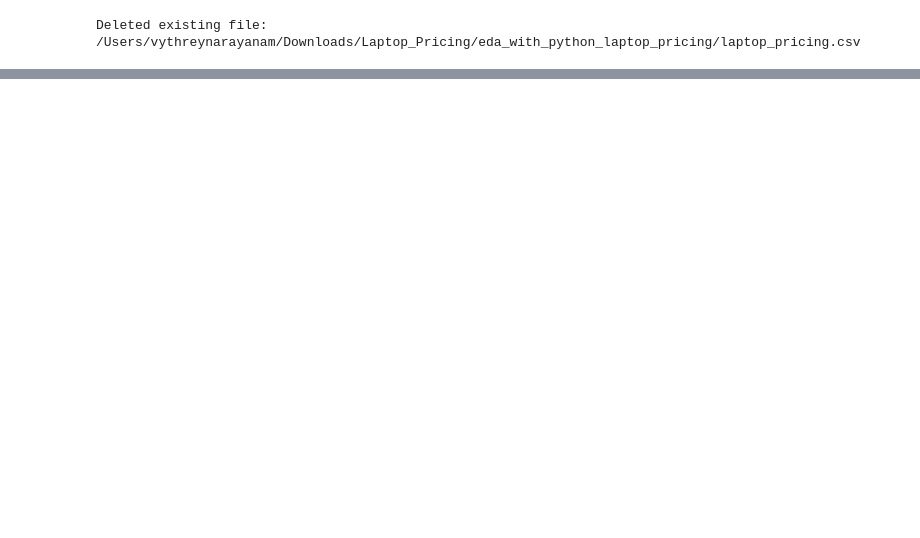
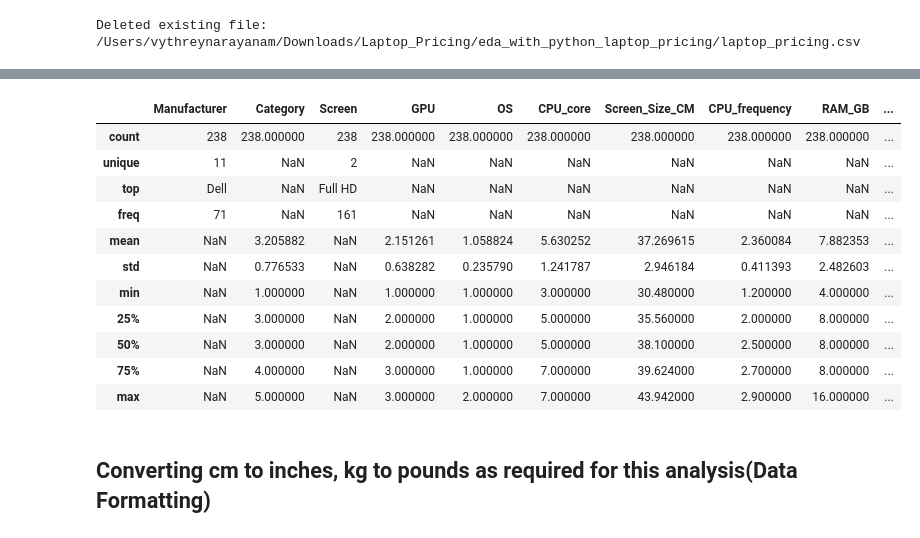
Before and after one commit to vythrey/eda_with_python_laptop_pricing, a Jupyter notebook: eda_with_python_laptop_pricing.ipynb, the cells around one changed output, grey strips where cells are left out. Cells and saved outputs as stored; diff of their text form; code cells hidden in the pictures; blank space fills up the shorter version.

```diff
--- a/eda_with_python_laptop_pricing.ipynb
+++ b/eda_with_python_laptop_pricing.ipynb
@@ -117,3 +326,20 @@ new_df.head()
 | 2 | Dell | 3 | Full HD | 1 | 1 | 7 | 39.624 | 2.7 | 8 | ... |
 | 3 | Dell | 4 | IPS Panel | 2 | 1 | 5 | 33.782 | 1.6 | 8 | ... |
 | 4 | HP | 4 | Full HD | 2 | 1 | 7 | 39.624 | 1.8 | 8 | ... |
+# %%
+laptop_pricing.describe(include ="all")
+# %% [output]
+|  | Manufacturer | Category | Screen | GPU | OS | CPU_core | Screen_Size_CM | CPU_frequency | RAM_GB | ... |
+| count | 238 | 238.000000 | 238 | 238.000000 | 238.000000 | 238.000000 | 238.000000 | 238.000000 | 238.000000 | ... |
+| unique | 11 | NaN | 2 | NaN | NaN | NaN | NaN | NaN | NaN | ... |
+| top | Dell | NaN | Full HD | NaN | NaN | NaN | NaN | NaN | NaN | ... |
+| freq | 71 | NaN | 161 | NaN | NaN | NaN | NaN | NaN | NaN | ... |
+| mean | NaN | 3.205882 | NaN | 2.151261 | 1.058824 | 5.630252 | 37.269615 | 2.360084 | 7.882353 | ... |
+| std | NaN | 0.776533 | NaN | 0.638282 | 0.235790 | 1.241787 | 2.946184 | 0.411393 | 2.482603 | ... |
+| min | NaN | 1.000000 | NaN | 1.000000 | 1.000000 | 3.000000 | 30.480000 | 1.200000 | 4.000000 | ... |
+| 25% | NaN | 3.000000 | NaN | 2.000000 | 1.000000 | 5.000000 | 35.560000 | 2.000000 | 8.000000 | ... |
+| 50% | NaN | 3.000000 | NaN | 2.000000 | 1.000000 | 5.000000 | 38.100000 | 2.500000 | 8.000000 | ... |
+| 75% | NaN | 4.000000 | NaN | 3.000000 | 1.000000 | 7.000000 | 39.624000 | 2.700000 | 8.000000 | ... |
+| max | NaN | 5.000000 | NaN | 3.000000 | 2.000000 | 7.000000 | 43.942000 | 2.900000 | 16.000000 | ... |
+# %% [markdown]
+## Converting cm to inches, kg to pounds as required for this analysis(Data Formatting)
```
Also changed, not shown: parts of 64 cells of this notebook, 1 other file.
